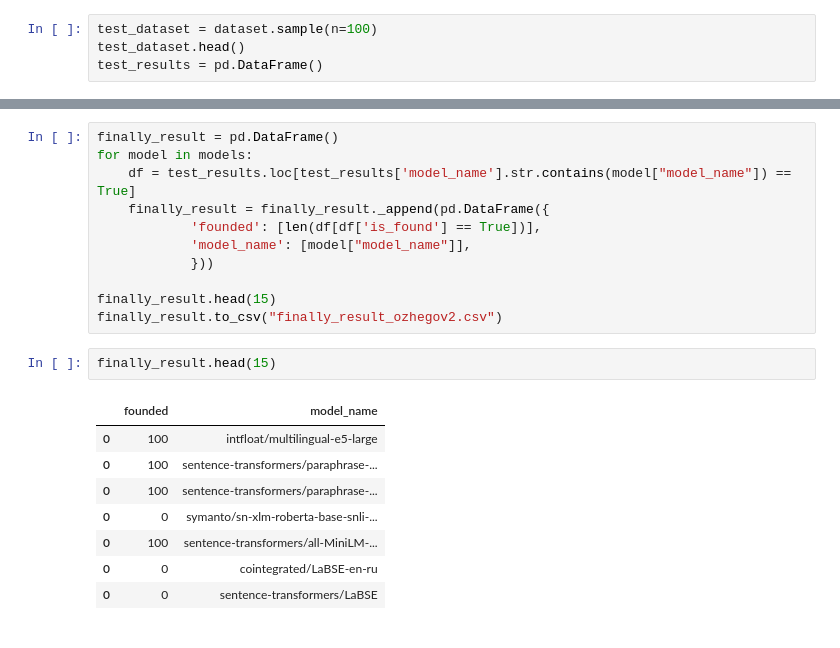
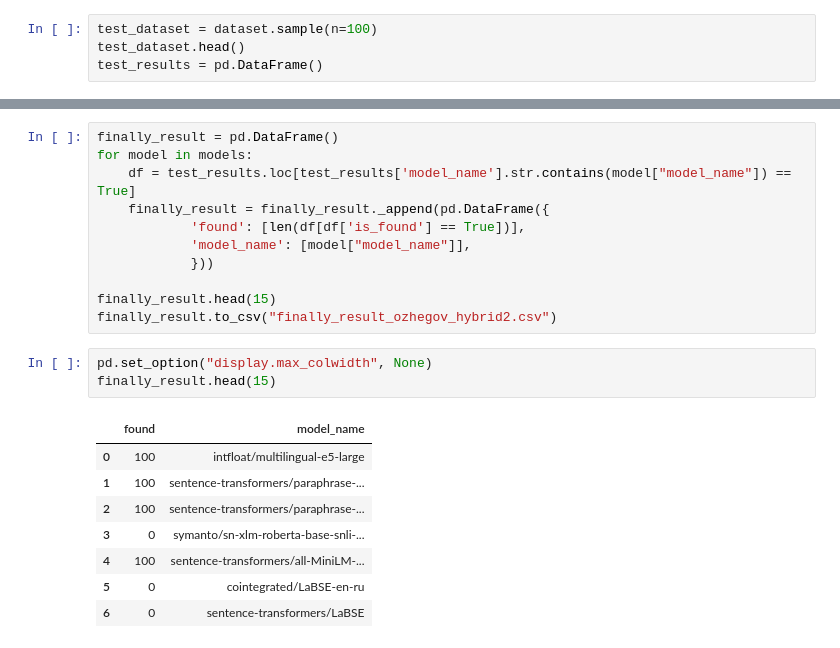
Before and after one commit to makeross/vectordb-accuracy-research, a Jupyter notebook: qdrant/research_hybrid.ipynb, the cells around one changed output, grey strips where cells are left out. Cells and saved outputs as stored; diff of their text form.

```diff
--- a/qdrant/research_hybrid.ipynb
+++ b/qdrant/research_hybrid.ipynb
@@ -224,20 +224,21 @@ finally_result = pd.DataFrame()
 for model in models:
     df = test_results.loc[test_results['model_name'].str.contains(model["model_name"]) == True]
     finally_result = finally_result._append(pd.DataFrame({
-            'founded': [len(df[df['is_found'] == True])],
+            'found': [len(df[df['is_found'] == True])],
             'model_name': [model["model_name"]],
             }))
 
 finally_result.head(15)
-finally_result.to_csv("finally_result_ozhegov2.csv")
+finally_result.to_csv("finally_result_ozhegov_hybrid2.csv")
-# %%
-finally_result.head(15)
-# %% [output]
-|  | founded | model_name |
-| 0 | 100 | intfloat/multilingual-e5-large |
-| 0 | 100 | sentence-transformers/paraphrase-... |
-| 0 | 100 | sentence-transformers/paraphrase-... |
-| 0 | 0 | symanto/sn-xlm-roberta-base-snli-... |
-| 0 | 100 | sentence-transformers/all-MiniLM-... |
-| 0 | 0 | cointegrated/LaBSE-en-ru |
-| 0 | 0 | sentence-transformers/LaBSE |
+# %%
+pd.set_option("display.max_colwidth", None)
+finally_result.head(15)
+# %% [output]
+|  | found | model_name |
+| 0 | 100 | intfloat/multilingual-e5-large |
+| 1 | 100 | sentence-transformers/paraphrase-... |
+| 2 | 100 | sentence-transformers/paraphrase-... |
+| 3 | 0 | symanto/sn-xlm-roberta-base-snli-... |
+| 4 | 100 | sentence-transformers/all-MiniLM-... |
+| 5 | 0 | cointegrated/LaBSE-en-ru |
+| 6 | 0 | sentence-transformers/LaBSE |
```
Also changed, not shown: parts of 3 cells of this notebook, 14 other files.
